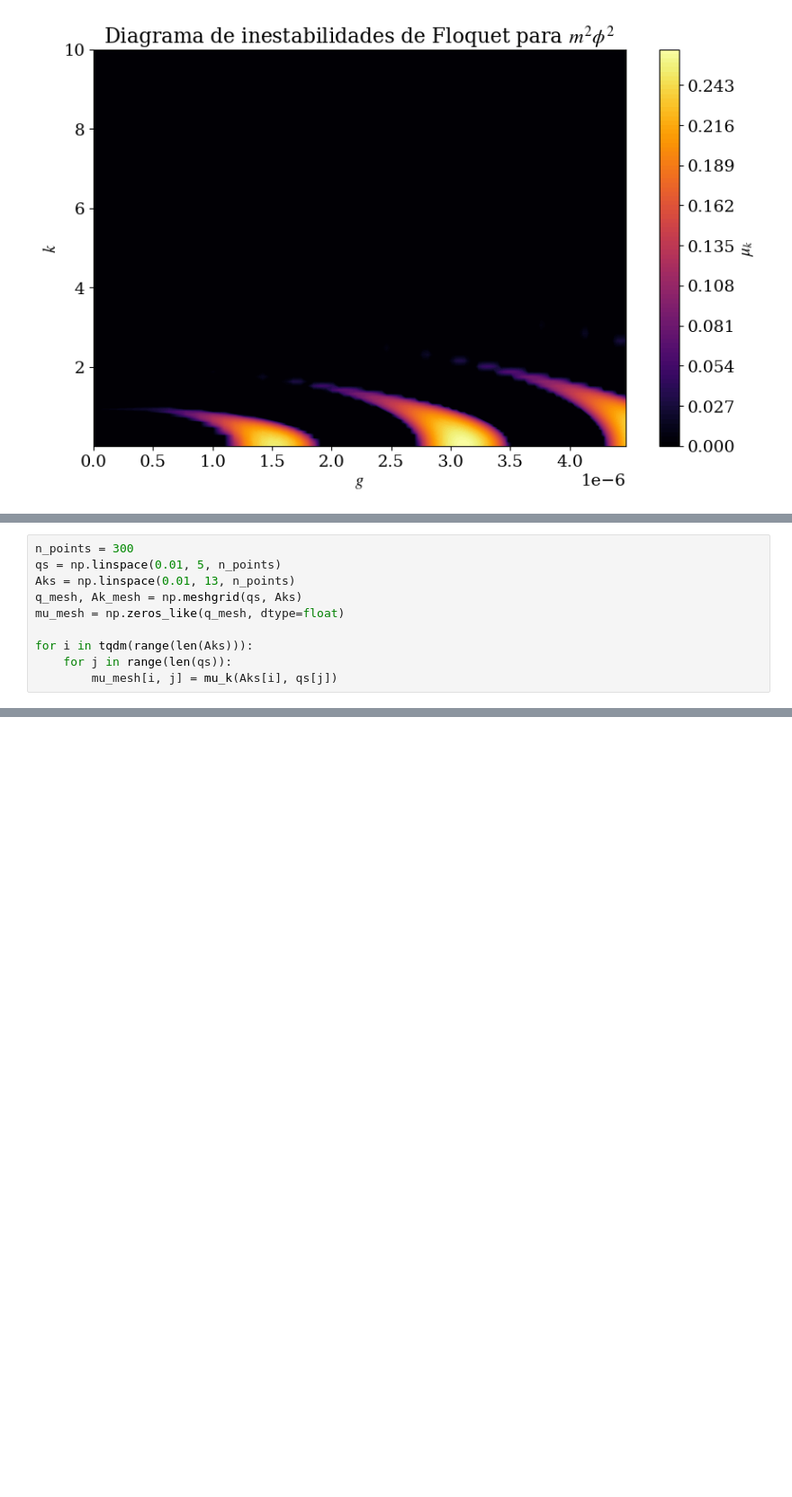
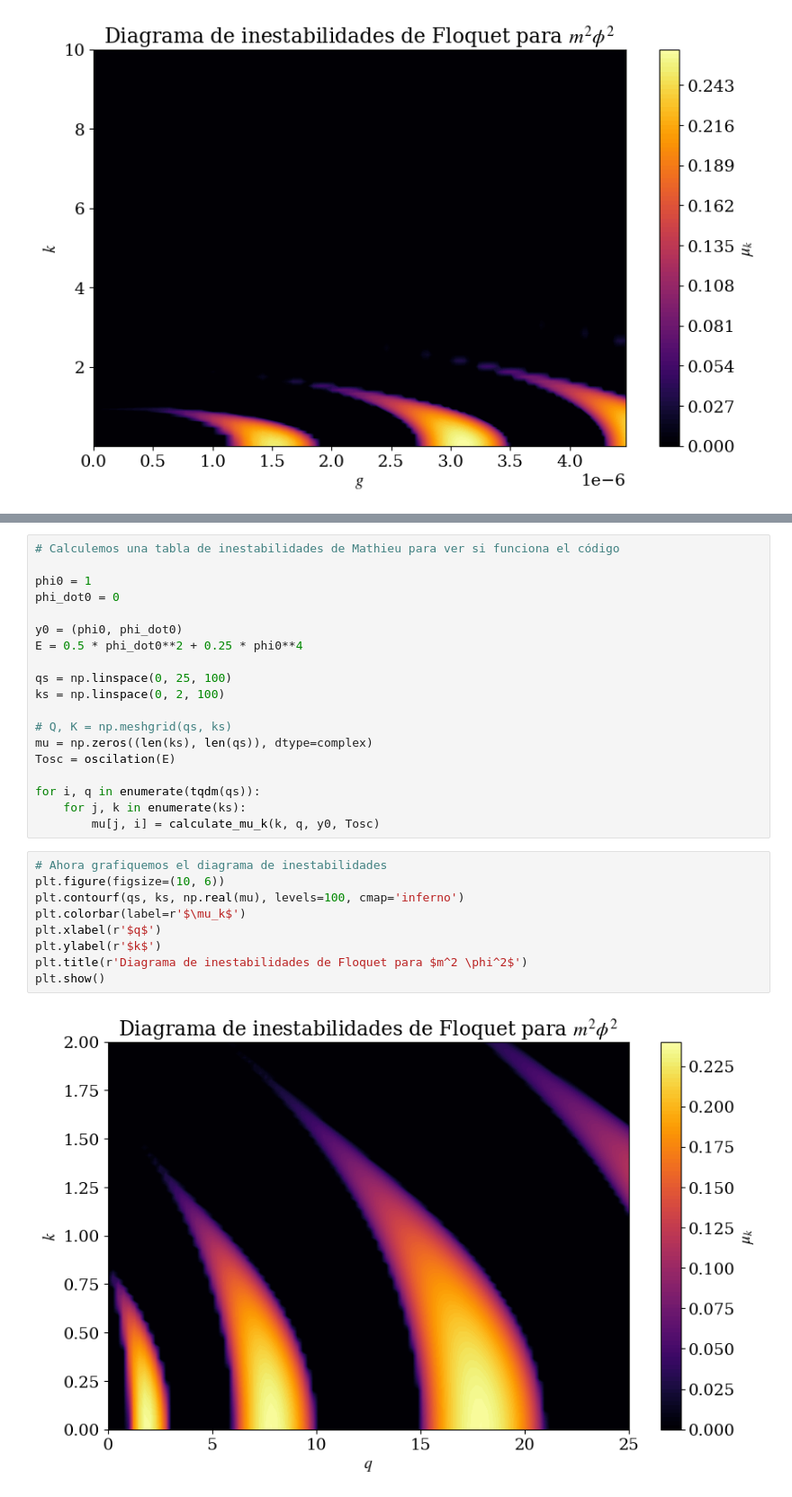
Before and after one commit to TomasCiccarella/Tesis, a Jupyter notebook: Floquet/Floquet.ipynb, the cells around one changed output, grey strips where cells are left out. Shown: that part at 90% size. Drawn from its saved outputs; the diff is of its cells as text; blank space fills up the shorter version.

Commit message:
Funciona Floquet

```diff
--- a/Floquet/Floquet.ipynb
+++ b/Floquet/Floquet.ipynb
@@ -296,10 +184,0 @@ def mu_k(Ak, q):
-# %%
-n_points = 300
-qs = np.linspace(0.01, 5, n_points)
-Aks = np.linspace(0.01, 13, n_points)
-q_mesh, Ak_mesh = np.meshgrid(qs, Aks)
-mu_mesh = np.zeros_like(q_mesh, dtype=float)
-
-for i in tqdm(range(len(Aks))):
-    for j in range(len(qs)):
-        mu_mesh[i, j] = mu_k(Aks[i], qs[j])
@@ -774,0 +236,30 @@ print(f"Coinciden: {np.isclose(T_numerical, T_analytical)}")
+# %%
+# Calculemos una tabla de inestabilidades de Mathieu para ver si funciona el código
+
+phi0 = 1
+phi_dot0 = 0
+
+y0 = (phi0, phi_dot0)
+E = 0.5 * phi_dot0**2 + 0.25 * phi0**4
+
+qs = np.linspace(0, 25, 100)
+ks = np.linspace(0, 2, 100)
+
+# Q, K = np.meshgrid(qs, ks)
+mu = np.zeros((len(ks), len(qs)), dtype=complex)
+Tosc = oscilation(E)
+
+for i, q in enumerate(tqdm(qs)):
+    for j, k in enumerate(ks):
+        mu[j, i] = calculate_mu_k(k, q, y0, Tosc)
+# %%
+# Ahora grafiquemos el diagrama de inestabilidades
+plt.figure(figsize=(10, 6))
+plt.contourf(qs, ks, np.real(mu), levels=100, cmap='inferno')
+plt.colorbar(label=r'$\mu_k$')
+plt.xlabel(r'$q$')
+plt.ylabel(r'$k$')
+plt.title(r'Diagrama de inestabilidades de Floquet para $m^2 \phi^2$')
+plt.show()
+# %% [output]
+[figure, added]
```
Also changed, not shown: parts of 14 cells of this notebook.
